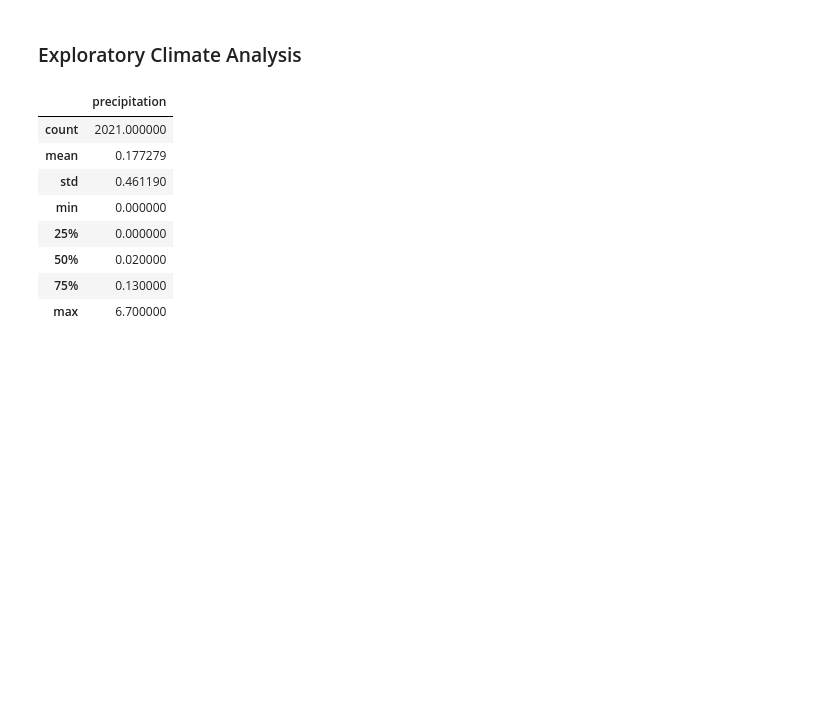
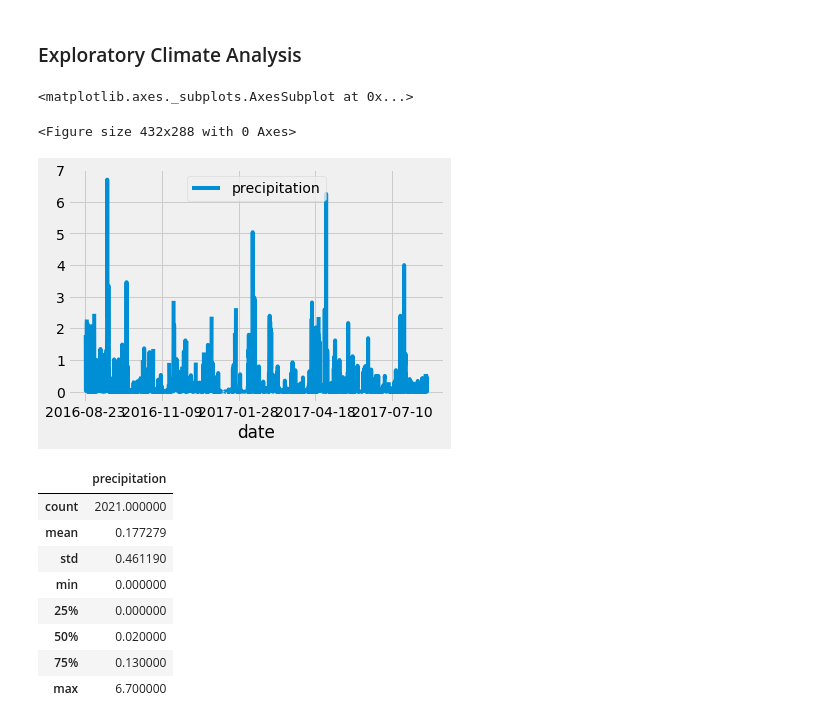
Before and after one commit to mkeire/surfs_up, a Jupyter notebook: climate_analysis.ipynb, the cells around one changed output. Drawn from its saved outputs; the diff is of its cells as text; code cells hidden in the pictures; blank space fills up the shorter version.

```diff
--- a/climate_analysis.ipynb
+++ b/climate_analysis.ipynb
@@ -41,29 +41,33 @@ session = Session(engine)
 # %%
 '''Design a query to retrieve the last 12 months of precipitation
  data and plot the results.'''
 prev_year = dt.date(2017, 8, 23) - dt.timedelta(days=365)
 results = []
 results = session.query(Measurement.date, Measurement.prcp)
 
 '''Starting from the last data point in the database calculate
 the date one year from the last date in data set.'''
 results = session.query(Measurement.date, Measurement.prcp).filter(Measurement.date >= prev_year).all()
 
 # Perform a query to retrieve the data and precipitation scores
 # print(results)
 
 # Save the query results as a Pandas DataFrame and set the index to the date column
 df = pd.DataFrame(results, columns=['date','precipitation'])
 df.set_index(df['date'], inplace=True)
 # print(df)
 # print(df.to_string(index=False))
 
 # Sort the dataframe by date
 df = df.sort_index()
 # print(df.to_string(index=False))
 
 # Use Pandas Plotting with Matplotlib to plot the data
-# df.plot()
+df.plot()
+# %% [output]
+<matplotlib.axes._subplots.AxesSubplot at 0x...>
+<Figure size 432x288 with 0 Axes>
+[figure, added]
 # %%
 # Use Pandas to calcualte the summary statistics for the precipitation data
 df.describe()
```
Also changed, not shown: parts of 4 cells of this notebook.
